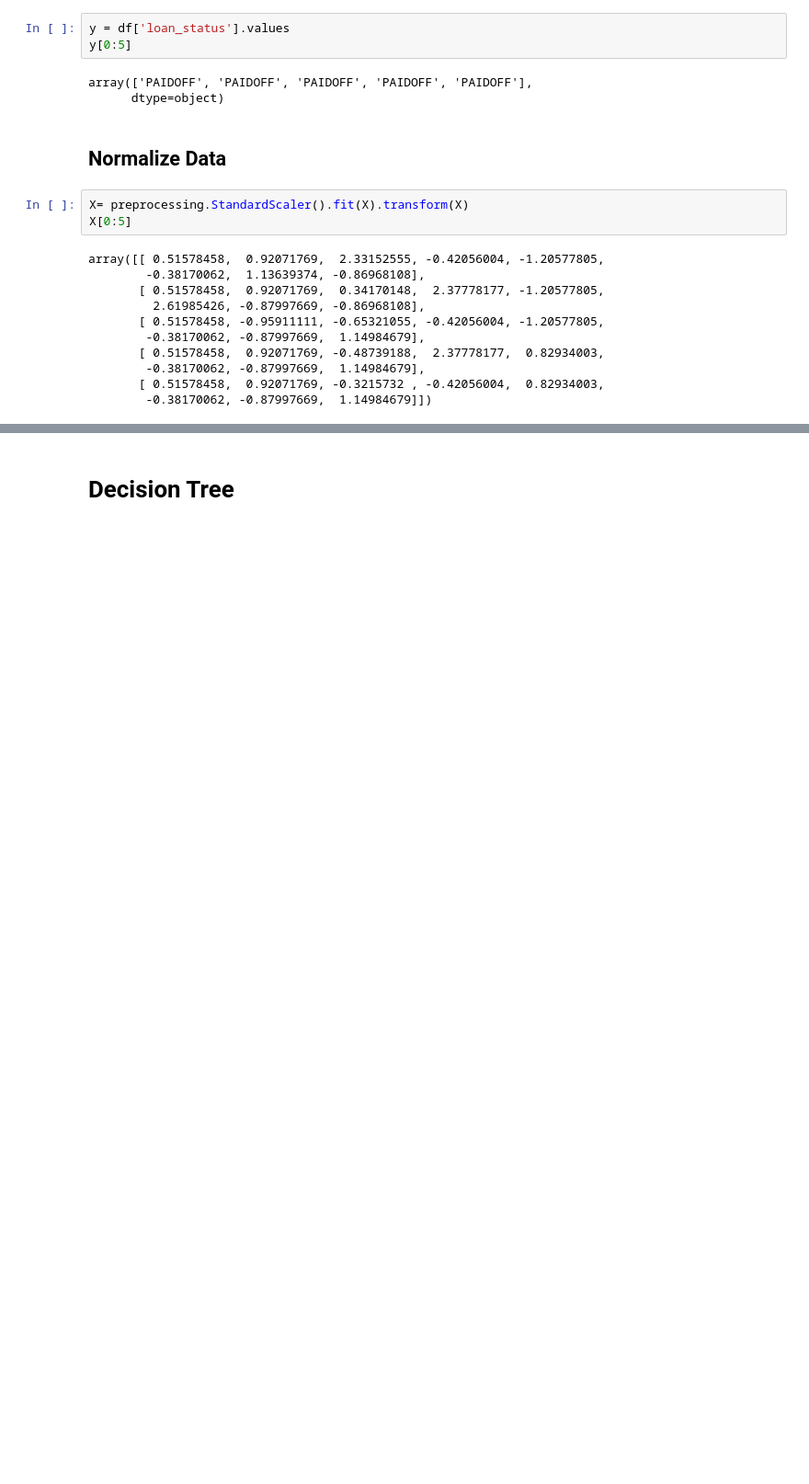
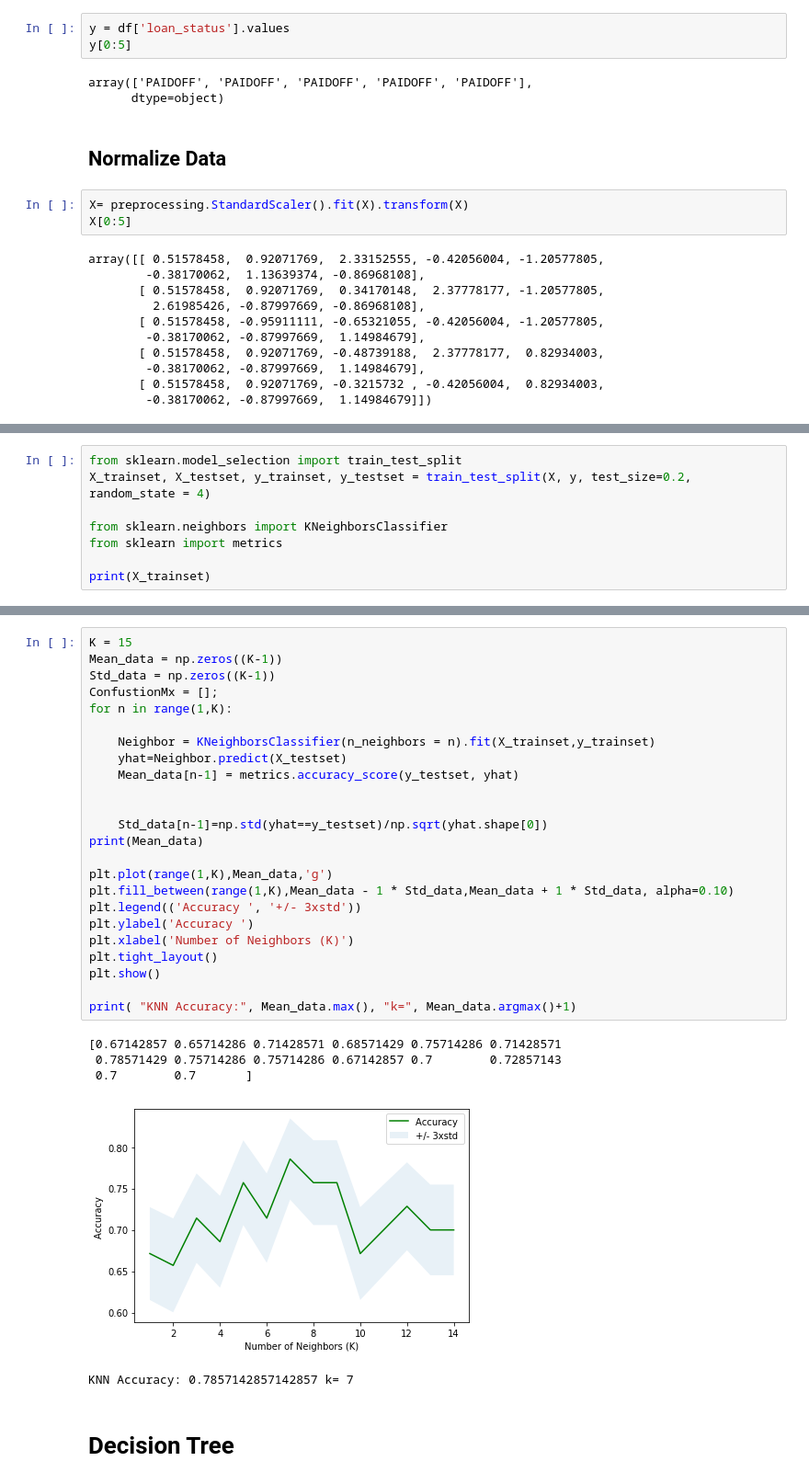
Before and after one commit to devula/MLWPython, a Jupyter notebook: MLWPythonNotebook.ipynb, the cells around one changed output, grey strips where cells are left out. Shown: that part at 92% size. Saved outputs shown, nothing was run; the diff lists cells and outputs as text; blank space fills up the shorter version.

```diff
--- a/MLWPythonNotebook.ipynb
+++ b/MLWPythonNotebook.ipynb
@@ -249,0 +207,8 @@ f1-Score :  0.7257016013952751
+# %%
+from sklearn.model_selection import train_test_split
+X_trainset, X_testset, y_trainset, y_testset = train_test_split(X, y, test_size=0.2, random_state = 4)
+
+from sklearn.neighbors import KNeighborsClassifier
+from sklearn import metrics
+
+print(X_trainset)
@@ -250,3 +229,33 @@ f1-Score :  0.7257016013952751
+# %%
+K = 15
+Mean_data = np.zeros((K-1))
+Std_data = np.zeros((K-1))
+ConfustionMx = [];
+for n in range(1,K):
+
+    Neighbor = KNeighborsClassifier(n_neighbors = n).fit(X_trainset,y_trainset)
+    yhat=Neighbor.predict(X_testset)
+    Mean_data[n-1] = metrics.accuracy_score(y_testset, yhat)
+
+
+    Std_data[n-1]=np.std(yhat==y_testset)/np.sqrt(yhat.shape[0])
+print(Mean_data)
+
+plt.plot(range(1,K),Mean_data,'g')
+plt.fill_between(range(1,K),Mean_data - 1 * Std_data,Mean_data + 1 * Std_data, alpha=0.10)
+plt.legend(('Accuracy ', '+/- 3xstd'))
+plt.ylabel('Accuracy ')
+plt.xlabel('Number of Neighbors (K)')
+plt.tight_layout()
+plt.show()
+
+print( "KNN Accuracy:", Mean_data.max(), "k=", Mean_data.argmax()+1)
+# %% [output]
+[0.67142857 0.65714286 0.71428571 0.68571429 0.75714286 0.71428571
+ 0.78571429 0.75714286 0.75714286 0.67142857 0.7        0.72857143
+ 0.7        0.7       ]
+[figure, added]
+KNN Accuracy: 0.7857142857142857 k= 7
 # %% [markdown]
 # Decision Tree
 # %%
```
Also changed, not shown: parts of 15 cells of this notebook.
